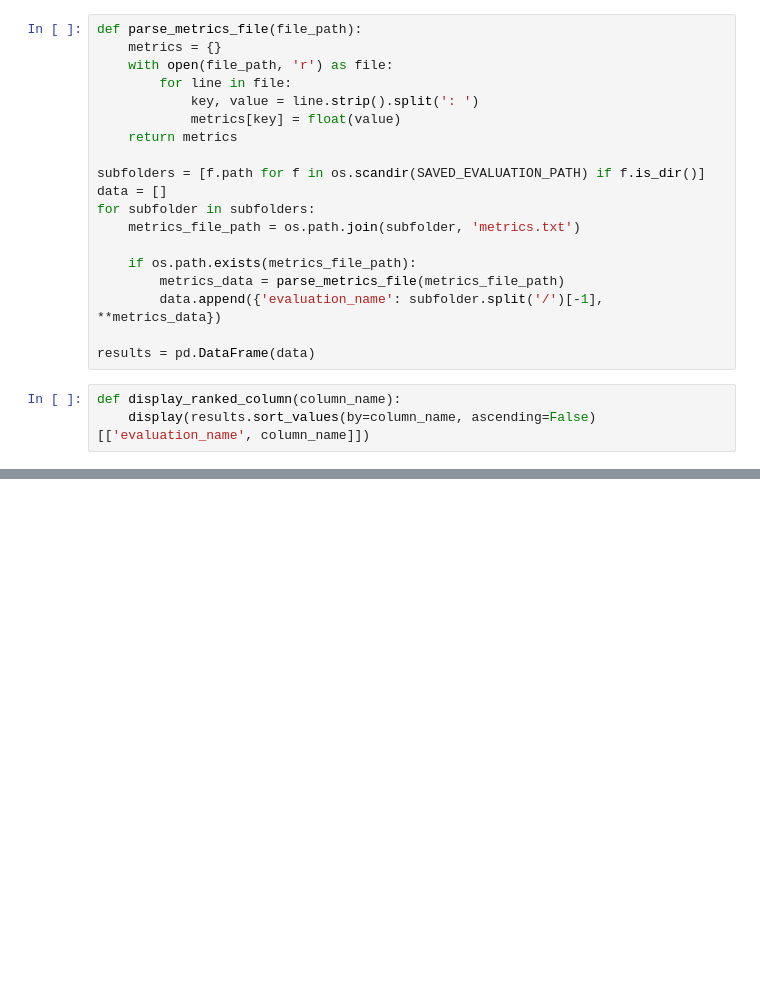
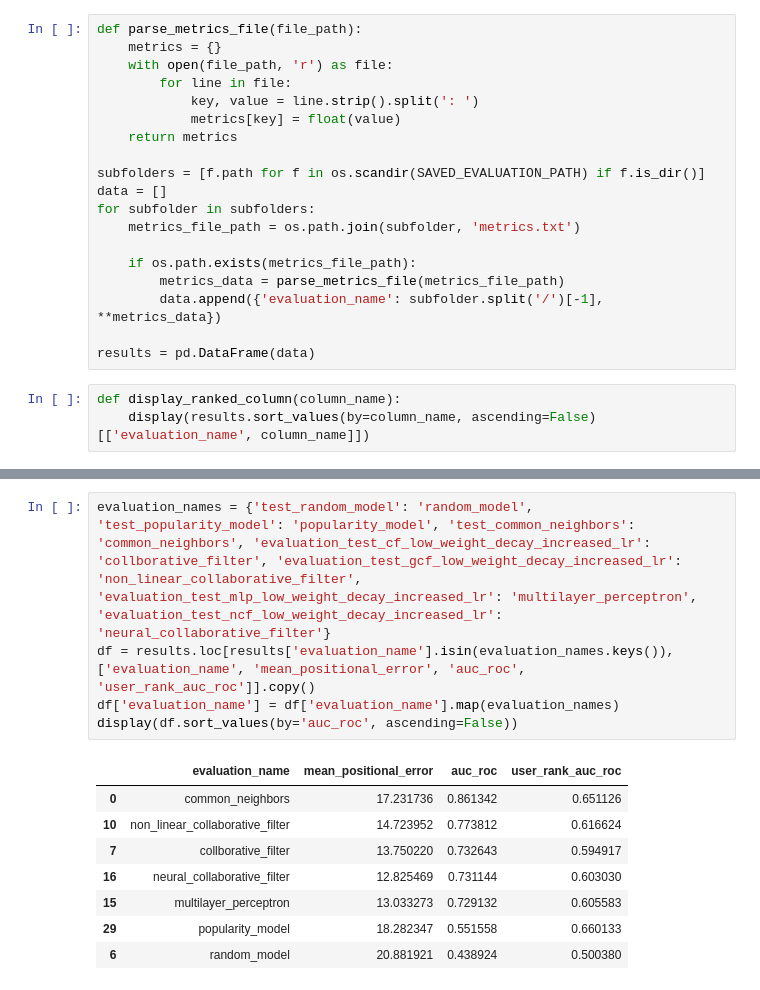
Before and after one commit to GitHubNoskcaj211/ml-projects-project, a Jupyter notebook: evaluation/vis_results.ipynb, the cells around one changed output, grey strips where cells are left out. Drawn from its saved outputs; the diff is of its cells as text; blank space fills up the shorter version.

```diff
--- a/evaluation/vis_results.ipynb
+++ b/evaluation/vis_results.ipynb
@@ -87,0 +121,14 @@ display_ranked_column('mean_positional_error')
+# %%
+evaluation_names = {'test_random_model': 'random_model', 'test_popularity_model': 'popularity_model', 'test_common_neighbors': 'common_neighbors', 'evaluation_test_cf_low_weight_decay_increased_lr': 'collborative_filter', 'evaluation_test_gcf_low_weight_decay_increased_lr': 'non_linear_collaborative_filter', 'evaluation_test_mlp_low_weight_decay_increased_lr': 'multilayer_perceptron', 'evaluation_test_ncf_low_weight_decay_increased_lr': 'neural_collaborative_filter'}
+df = results.loc[results['evaluation_name'].isin(evaluation_names.keys()), ['evaluation_name', 'mean_positional_error', 'auc_roc', 'user_rank_auc_roc']].copy()
+df['evaluation_name'] = df['evaluation_name'].map(evaluation_names)
+display(df.sort_values(by='auc_roc', ascending=False))
+# %% [output]
+|  | evaluation_name | mean_positional_error | auc_roc | user_rank_auc_roc |
+| 0 | common_neighbors | 17.231736 | 0.861342 | 0.651126 |
+| 10 | non_linear_collaborative_filter | 14.723952 | 0.773812 | 0.616624 |
+| 7 | collborative_filter | 13.750220 | 0.732643 | 0.594917 |
+| 16 | neural_collaborative_filter | 12.825469 | 0.731144 | 0.603030 |
+| 15 | multilayer_perceptron | 13.033273 | 0.729132 | 0.605583 |
+| 29 | popularity_model | 18.282347 | 0.551558 | 0.660133 |
+| 6 | random_model | 20.881921 | 0.438924 | 0.500380 |
```
Also changed, not shown: parts of 6 cells of this notebook.
